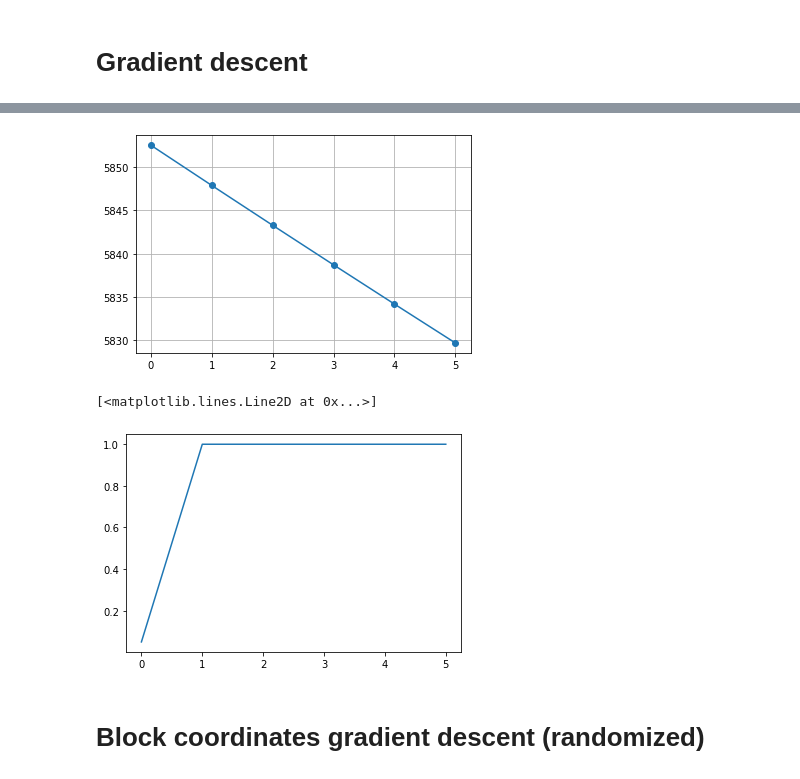
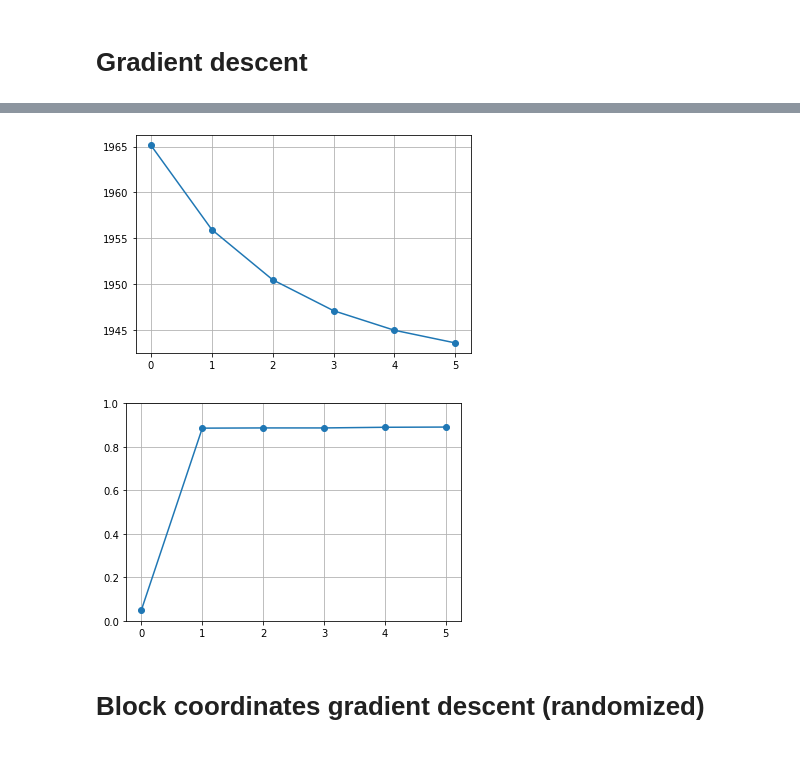
Before and after one commit to PashaIanko/Semi-Supervised-Labelling, a Jupyter notebook: main_notebook.ipynb, the cells around one changed output, grey strips where cells are left out. Saved outputs shown, nothing was run; the diff lists cells and outputs as text; code cells hidden in the pictures.

```diff
--- a/main_notebook.ipynb
+++ b/main_notebook.ipynb
@@ -170,7 +171,7 @@ Counter({-1000000.0: 950, 1.0: 25, 0.0: 25})
 solver = GradientDescentSolver(
     similarity_func = None, # euclidian_similarity,
     lr_strategy = 'lr_constant',  # search for alpha_k
-    learning_rate = 0.00001
+    learning_rate = 0.001
 )
 # %%
 Y_preds_GD = solver.solve(
@@ -201,12 +202,13 @@ Accuracy: 1.0
 plt.plot(solver.losses, marker = 'o')
 plt.grid()
 # %% [output]
-[figure, old version]
+[figure, new version]
 # %%
-plt.plot(solver.accuracies)
+plt.plot(solver.accuracies, marker = 'o')
+plt.ylim([0, 1])
+plt.grid()
 # %% [output]
-[<matplotlib.lines.Line2D at 0x...>]
-[figure, old version]
+[figure, new version]
 # %% [markdown]
 # Block coordinates gradient descent (randomized)
 # %% [markdown]
```
Also changed, not shown: parts of 20 cells of this notebook.
